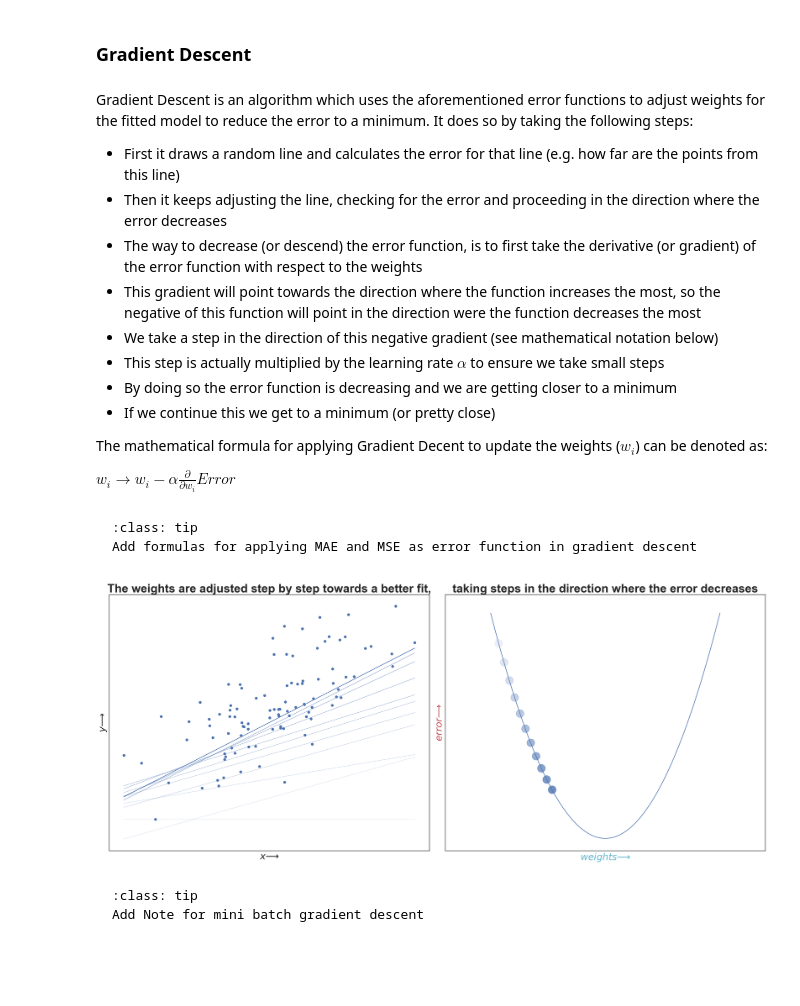
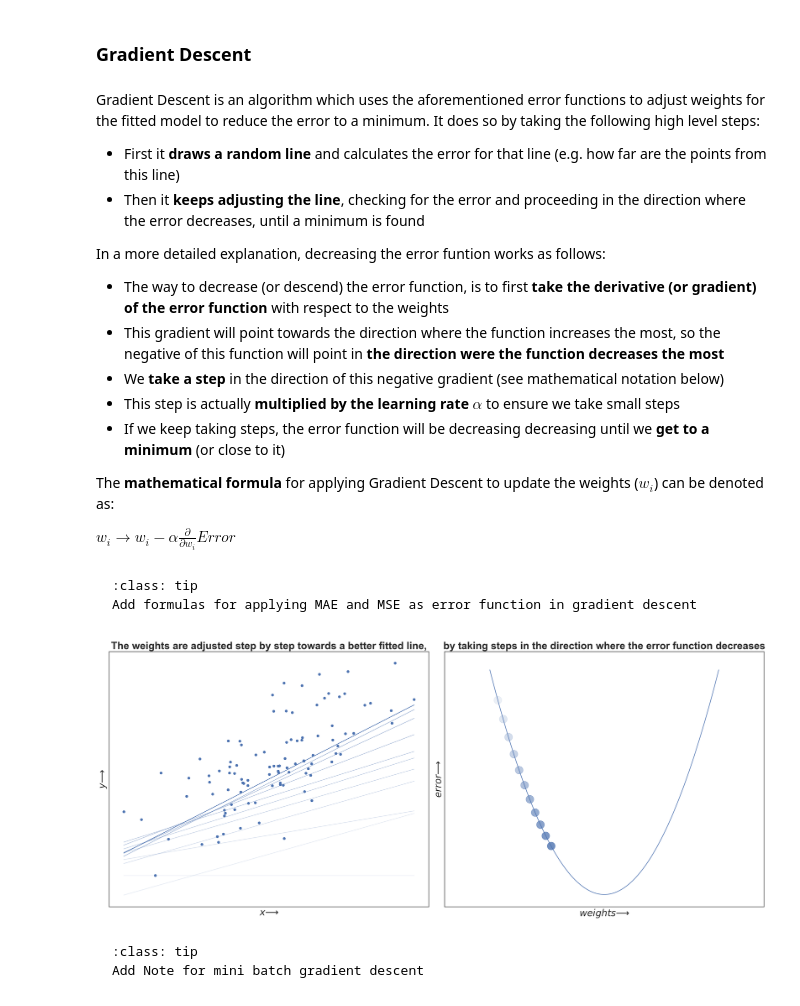
Before and after one commit to pruned-io/wiki, a Jupyter notebook: machine-learning/supervised-learning/linear-regression.ipynb, the cells around one changed output. Drawn from its saved outputs; the diff is of its cells as text; code cells hidden in the pictures; blank space fills up the shorter version.

Commit message:
Small updates to gradient descent

````diff
--- a/machine-learning/supervised-learning/linear-regression.ipynb
+++ b/machine-learning/supervised-learning/linear-regression.ipynb
@@ -497,17 +497,19 @@ There are many algorithms and optimizations which can be performed on the model
 # %% [markdown]
 ### Gradient Descent
 # %% [markdown]
-Gradient Descent is an algorithm which uses the aforementioned error functions to adjust weights for the fitted model to reduce the error to a minimum. It does so by taking the following steps:
-- First it draws a random line and calculates the error for that line (e.g. how far are the points from this line)
-- Then it keeps adjusting the line, checking for the error and proceeding in the direction where the error decreases
-- The way to decrease (or descend) the error function, is to first take the derivative (or gradient) of the error function with respect to the weights
-- This gradient will point towards the direction where the function increases the most, so the negative of this function will point in the direction were the function decreases the most
-- We take a step in the direction of this negative gradient (see mathematical notation below)
-- This step is actually multiplied by the learning rate $\alpha$ to ensure we take small steps
-- By doing so the error function is decreasing and we are getting closer to a minimum
-- If we continue this we get to a minimum (or pretty close)
+Gradient Descent is an algorithm which uses the aforementioned error functions to adjust weights for the fitted model to reduce the error to a minimum. It does so by taking the following high level steps:
+- First it **draws a random line** and calculates the error for that line (e.g. how far are the points from this line)
+- Then it **keeps adjusting the line**, checking for the error and proceeding in the direction where the error decreases, until a minimum is found
 
-The mathematical formula for applying Gradient Decent to update the weights ($w_i$) can be denoted as:
+In a more detailed explanation, decreasing the error funtion works as follows:
+- The way to decrease (or descend) the error function, is to first **take the derivative (or gradient) of the error function** with respect to the weights
+- This gradient will point towards the direction where the function increases the most, so the negative of this function will point in **the direction were the function decreases the most**
+- We **take a step** in the direction of this negative gradient (see mathematical notation below)
+- This step is actually **multiplied by the learning rate** $\alpha$ to ensure we take small steps
+- If we keep taking steps, the error function will be decreasing decreasing until we **get to a minimum** (or close to it)
+
+
+The **mathematical formula** for applying Gradient Descent to update the weights ($w_i$) can be denoted as:
 
 $w_i \rightarrow w_i - \alpha\frac{\partial}{\partial w_i}Error$
 # %% [markdown]
@@ -543,7 +545,7 @@ def MSEStep(X, y, W, b, learn_rate = 0.005):
 
     # Compute steps
     W_new = W + learn_rate * np.matmul(errors, X)
-    b_new = b + learn_rate * errors.sum()  # JOEP: probably doing sum here as, matmul would already sum up (CHECK) and we want to do the same for all points (e.g. sum up errors of all points)
+    b_new = b + learn_rate * errors.sum()
 
     return W_new, b_new
 
@@ -596,7 +598,7 @@ plt.subplots_adjust(wspace = 0.05)
 
 # Draw left subplot
 ax = plt.subplot(1, 2, 1)
-ax.set_title('The weights are adjusted step by step towards a better fit,', fontsize=30, fontweight='bold')
+ax.set_title('The weights are adjusted step by step towards a better fitted line,', fontsize=26, fontweight='bold')
 
 # Set x and y labels
 ax.set_xlabel('$x ⟶$', fontsize=24)
@@ -611,38 +613,38 @@ X_max = X.max()
 counter = len(regression_coef)
 for W, b in regression_coef:
     alpha = 0.6 - 0.5/len(regression_coef) * counter
     counter -= 1
     if counter == 0:
         alpha = 1
-    plt.plot([X_min, X_max],[X_min * W + b, X_max * W + b], color = sb.color_palette(palette='deep')[0], alpha=alpha)
+    plt.plot([X_min, X_max],[X_min * W + b, X_max * W + b], color = color_blue, alpha=alpha)
 
 # Draw scatter plot of data points against which the line is being fitted
 plt.scatter(X, y)
 
 # Draw right subplot
 ax = plt.subplot(1, 2, 2)
-ax.set_title('taking steps in the direction where the error decreases', fontsize=30, fontweight='bold')
+ax.set_title('by taking steps in the direction where the error function decreases', fontsize=26, fontweight='bold')
 
 # Set axes limits
 ax.set_xlim(-6, 6)
 ax.set_ylim(-1, 20)
 
 # Set x and y labels
-ax.set_xlabel('$weights ⟶$', color=color_aqua, fontsize=24)
-ax.set_ylabel('$error ⟶$', color=color_red, fontsize=24)
+ax.set_xlabel('$weights ⟶$', fontsize=24)
+ax.set_ylabel('$error ⟶$', fontsize=24)
 
 # Remove ticks
 plt.tick_params(axis='both', which='both', bottom=False, top=False, left=False, right=False, labelbottom=False, labelleft=False)
 
 # Create 100 x values to use for plot to ensure a smooth line
 X_plot = np.linspace(-4.3, 4.3, 100).reshape(-1,1)
 plt.plot(X_plot, X_plot ** 2)
 
 # Create dots on the error function line to show the error is decreasing as the line ges a better fit
 for i in range(0, 11):
     plot_dot(i*0.2-4, 0.1 + i*0.07)
 # %% [output]
-[figure, old version]
+[figure, new version]
 # %% [markdown]
 ```{admonition} TODO
 :class: tip
````
Also changed, not shown: parts of 1 cell of this notebook.
